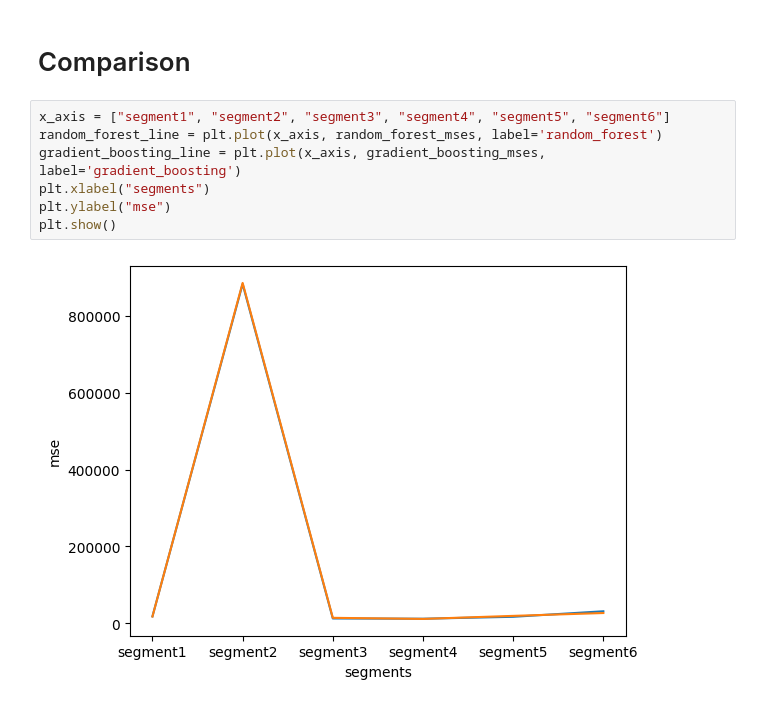
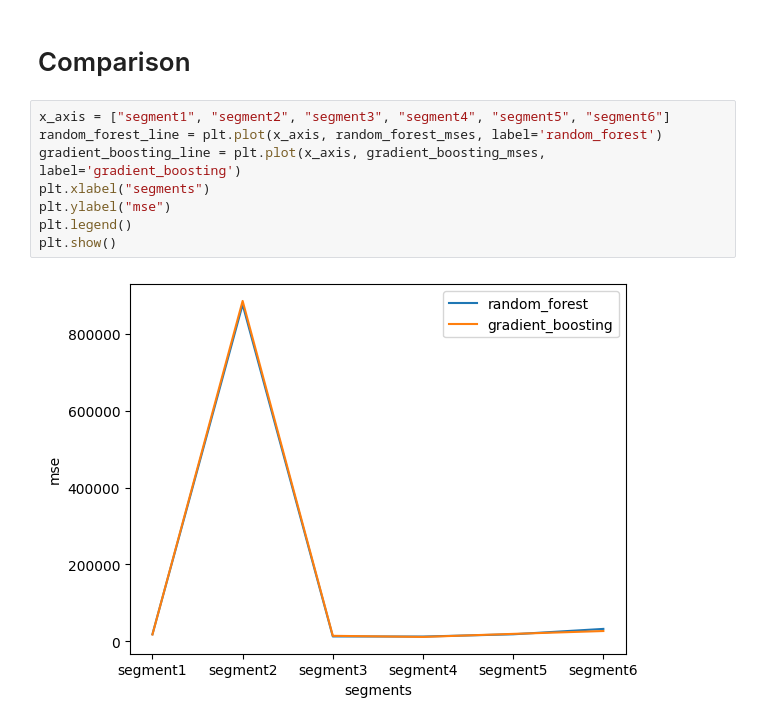
Before and after one commit to largecats/ghostbusters, a Jupyter notebook: task1/task1 - evaluation - tree ensembles.ipynb, the cells around one changed output. Saved outputs shown, nothing was run; the diff lists cells and outputs as text.

Commit message:
added legend

```diff
--- a/task1/task1 - evaluation - tree ensembles.ipynb
+++ b/task1/task1 - evaluation - tree ensembles.ipynb
@@ -61,9 +61,10 @@ print(gradient_boosting_mses)
 # %%
 x_axis = ["segment1", "segment2", "segment3", "segment4", "segment5", "segment6"]
 random_forest_line = plt.plot(x_axis, random_forest_mses, label='random_forest')
 gradient_boosting_line = plt.plot(x_axis, gradient_boosting_mses, label='gradient_boosting')
 plt.xlabel("segments")
 plt.ylabel("mse")
+plt.legend()
 plt.show()
 # %% [output]
-[figure, old version]
+[figure, new version]
```
Also changed, not shown: parts of 2 cells of this notebook.
